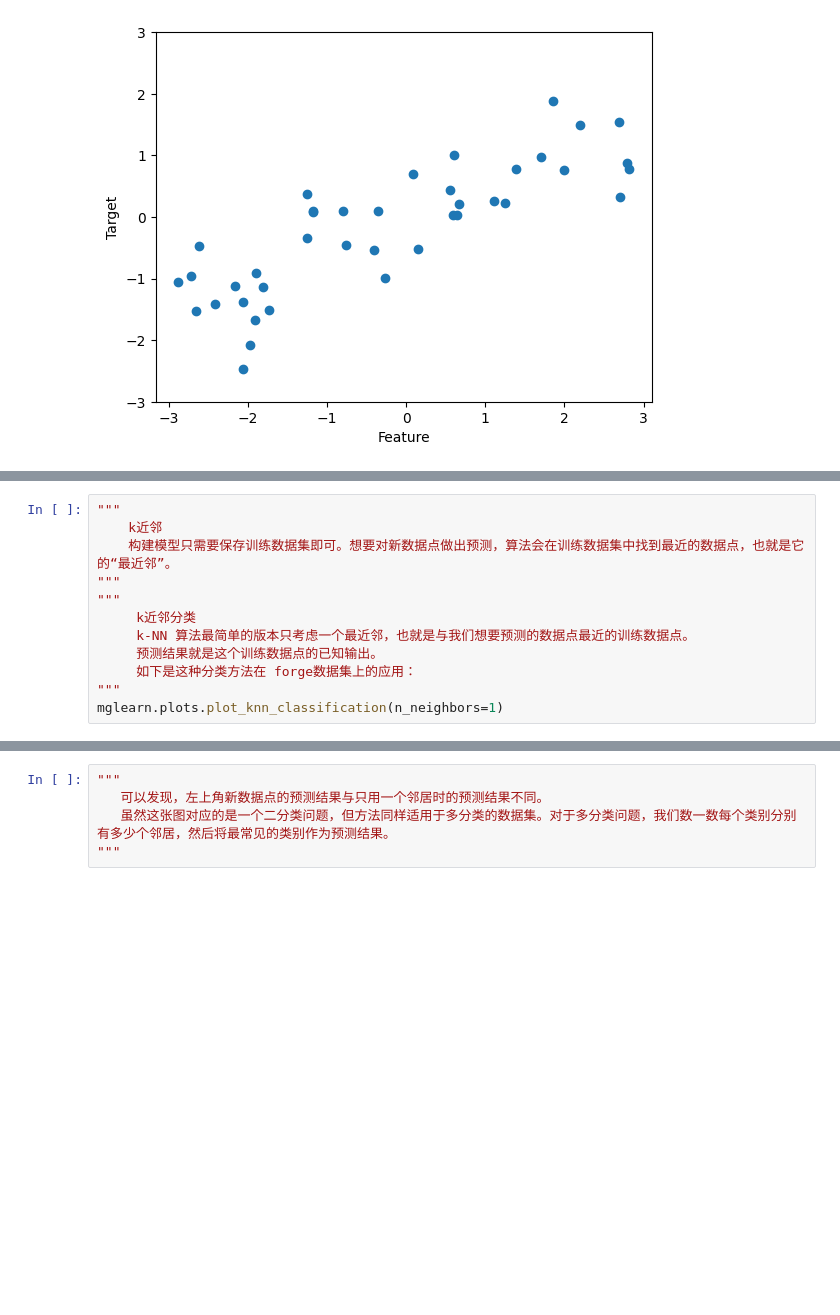
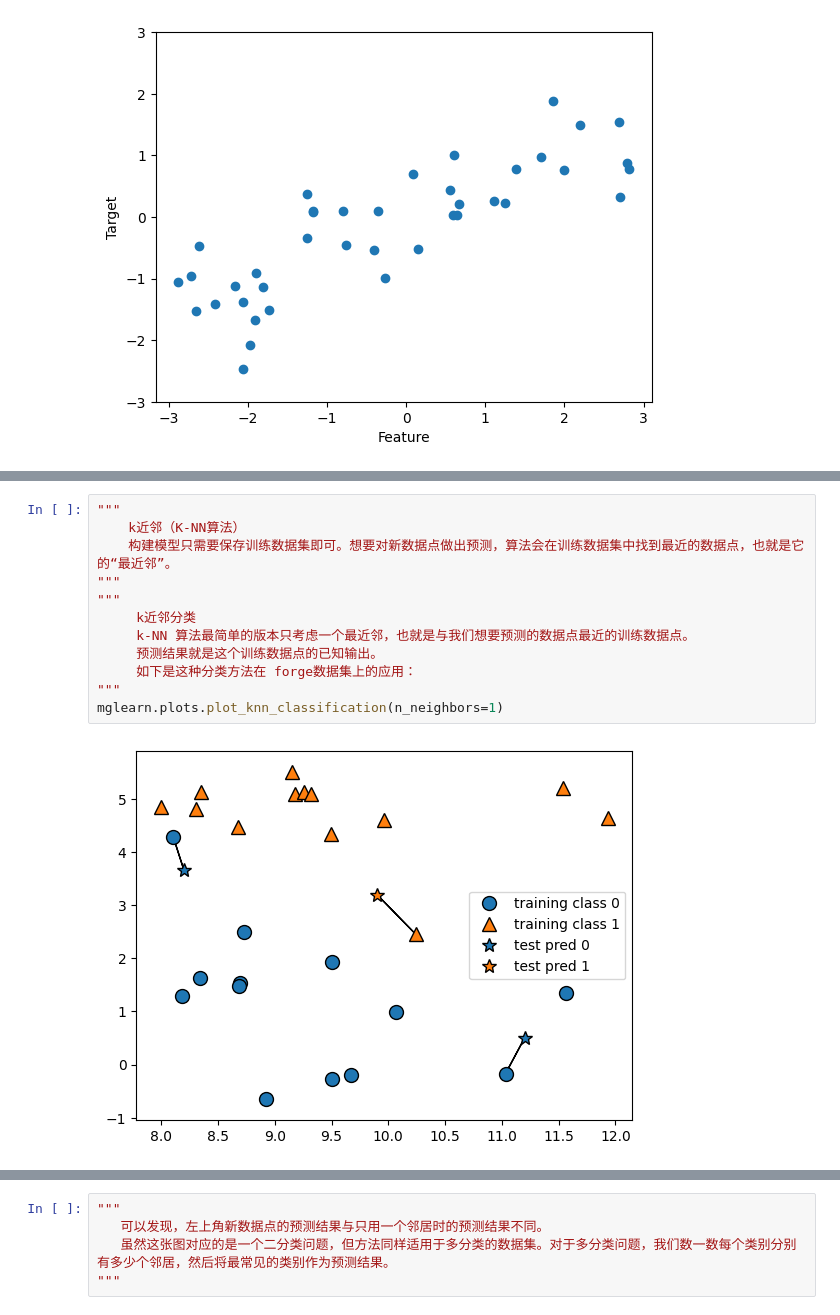
Before and after one commit to Leecoin49/StudyNote, a Jupyter notebook: Machine_Learning/Python机器学习基础教程/代码/02_Some_Simple_Datasets.ipynb, the cells around one changed output, grey strips where cells are left out. Drawn from its saved outputs; the diff is of its cells as text; blank space fills up the shorter version.

```diff
--- a/Machine_Learning/Python机器学习基础教程/代码/02_Some_Simple_Datasets.ipynb
+++ b/Machine_Learning/Python机器学习基础教程/代码/02_Some_Simple_Datasets.ipynb
@@ -83,15 +93,17 @@ The Boston housing prices dataset has an ethical problem: as
 # %%
 """
-    k近邻
+    k近邻（K-NN算法）
     构建模型只需要保存训练数据集即可。想要对新数据点做出预测，算法会在训练数据集中找到最近的数据点，也就是它的“最近邻”。
 """
 """
      k近邻分类
      k-NN 算法最简单的版本只考虑一个最近邻，也就是与我们想要预测的数据点最近的训练数据点。
      预测结果就是这个训练数据点的已知输出。
      如下是这种分类方法在 forge数据集上的应用：
 """
 mglearn.plots.plot_knn_classification(n_neighbors=1)
+# %% [output]
+[figure, added]
 # %%
 """
    这里我们添加了 3 个新数据点（用五角星表示）。对于每个新数据点，我们标记了训练集中与它最近的点。
```
Also changed, not shown: parts of 5 cells of this notebook, 9 other files.
